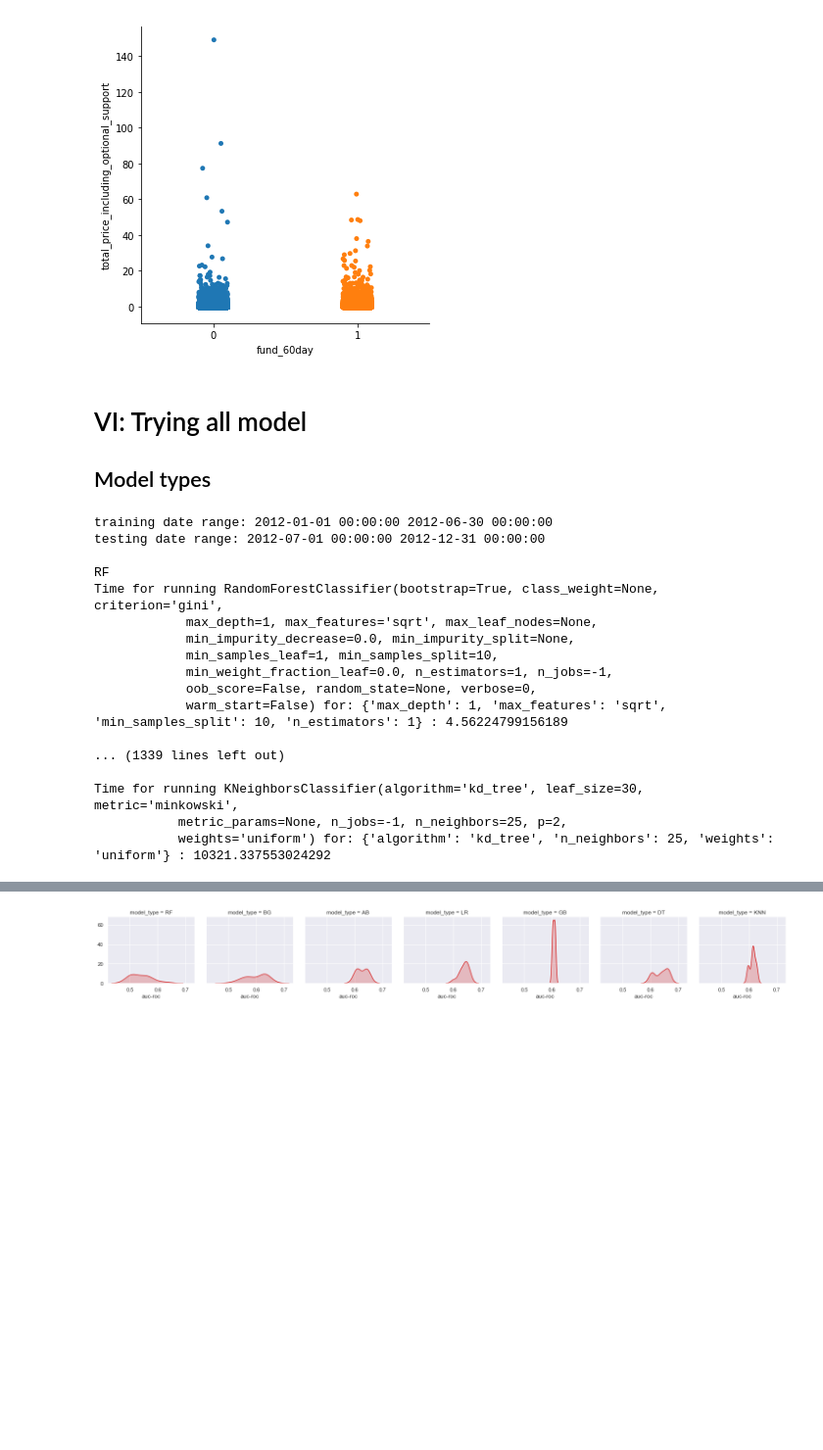
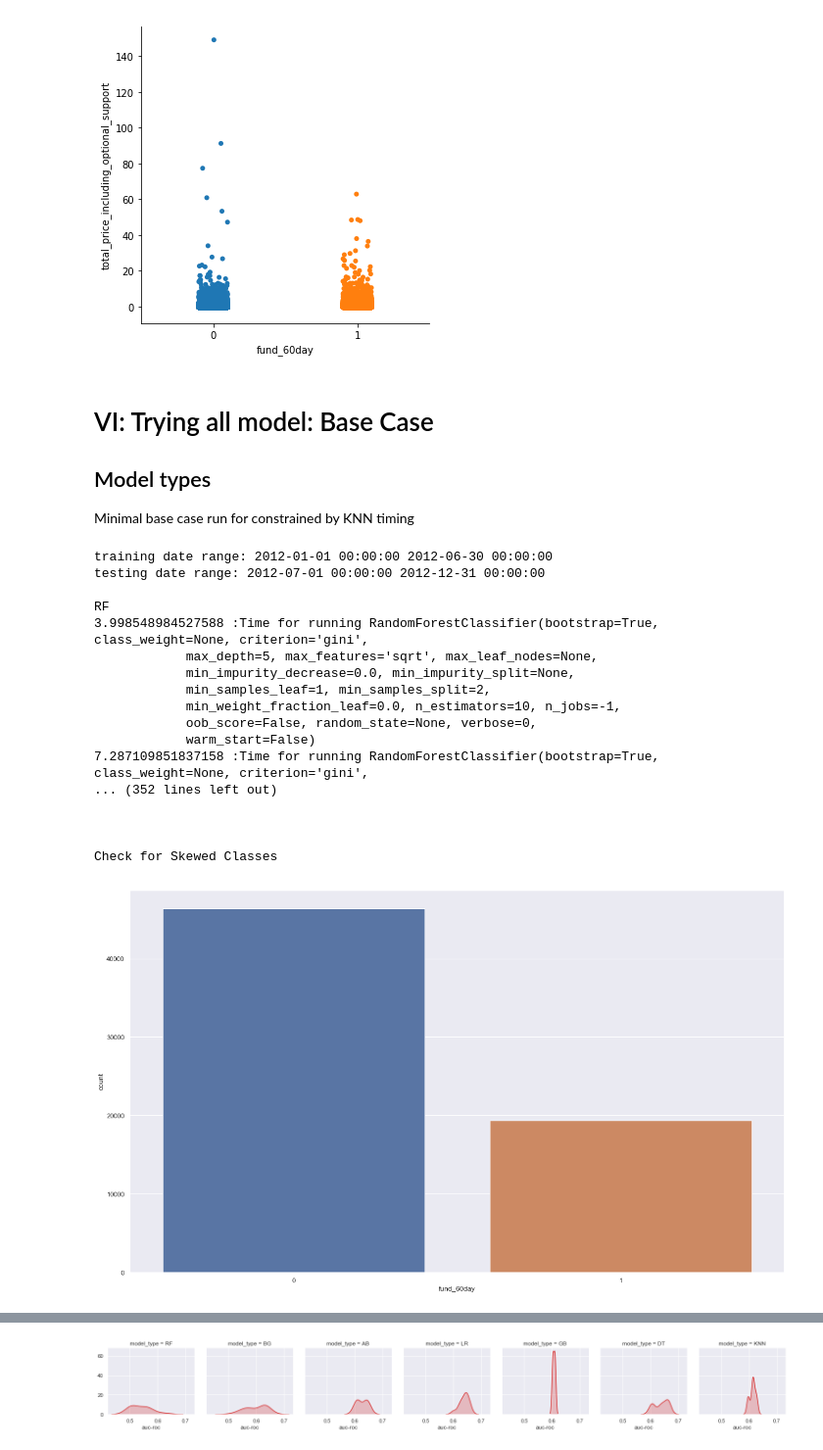
Before and after one commit to parthkhare/Machine-Learning-for-Public-Polcy, a Jupyter notebook: Improving_Pipeline/ML_ImprvPipe_HW3.ipynb, the cells around one changed output, grey strips where cells are left out. Shown at 98% size. Cells and saved outputs as stored; diff of their text form; code cells hidden in the pictures; blank space fills up the shorter version.

```diff
--- a/Improving_Pipeline/ML_ImprvPipe_HW3.ipynb
+++ b/Improving_Pipeline/ML_ImprvPipe_HW3.ipynb
@@ -342,8 +347,11 @@ sns.catplot(x="fund_60day", y="total_price_including_optional_support", data=df_
 <seaborn.axisgrid.FacetGrid at 0x...>
 [figure]
 # %% [markdown]
-# VI: Trying all model
+# VI: Trying all model: Base Case
+
 ## Model types
+
+Minimal base case run for constrained by KNN timing
 # %%
 # A.) Determine start and end date
 start_time_date = df_m['date_posted'].min()
@@ -369,23 +384,28 @@ clfs, test_grid=cl.define_clfs_params('test')
 # %%
-# Running on test_grid only to have models completed in reasonable amount of time
-results = cl.clf_wrapper(df_m, start_time_date, end_time_date, prediction_windows, time_var,\
-                                   pred_var, models_to_run, clfs, test_grid)
+# # Specify Classifiers
+# models_to_run=['RF']
+# clfs, test_grid=cl.define_clfs_params('small')
+
+# # Running on test_grid only to have models completed in reasonable amount of time
+# results_grd = cl.clf_wrapper(df_m, start_time_date, end_time_date, prediction_windows, time_var,\
+#                                    pred_var, models_to_run, clfs, test_grid)
 # %% [output]
 training date range: 2012-01-01 00:00:00 2012-06-30 00:00:00
 testing date range: 2012-07-01 00:00:00 2012-12-31 00:00:00
 
 RF
-Time for running RandomForestClassifier(bootstrap=True, class_weight=None, criterion='gini',
-            max_depth=1, max_features='sqrt', max_leaf_nodes=None,
+3.998548984527588 :Time for running RandomForestClassifier(bootstrap=True, class_weight=None, criterion='gini',
+            max_depth=5, max_features='sqrt', max_leaf_nodes=None,
             min_impurity_decrease=0.0, min_impurity_split=None,
-            min_samples_leaf=1, min_samples_split=10,
-            min_weight_fraction_leaf=0.0, n_estimators=1, n_jobs=-1,
+            min_samples_leaf=1, min_samples_split=2,
+            min_weight_fraction_leaf=0.0, n_estimators=10, n_jobs=-1,
             oob_score=False, random_state=None, verbose=0,
-            warm_start=False) for: {'max_depth': 1, 'max_features': 'sqrt', 'min_samples_split': 10, 'n_estimators': 1} : 4.56224799156189
+            warm_start=False)
+7.287109851837158 :Time for running RandomForestClassifier(bootstrap=True, class_weight=None, criterion='gini',
+... (352 lines left out)
 
-... (1339 lines left out)
 
-Time for running KNeighborsClassifier(algorithm='kd_tree', leaf_size=30, metric='minkowski',
-           metric_params=None, n_jobs=-1, n_neighbors=25, p=2,
-           weights='uniform') for: {'algorithm': 'kd_tree', 'n_neighbors': 25, 'weights': 'uniform'} : 10321.337553024292
+
+Check for Skewed Classes
+[figure, added]
 # %%
```
Also changed, not shown: parts of 29 cells of this notebook, 10 other files.
